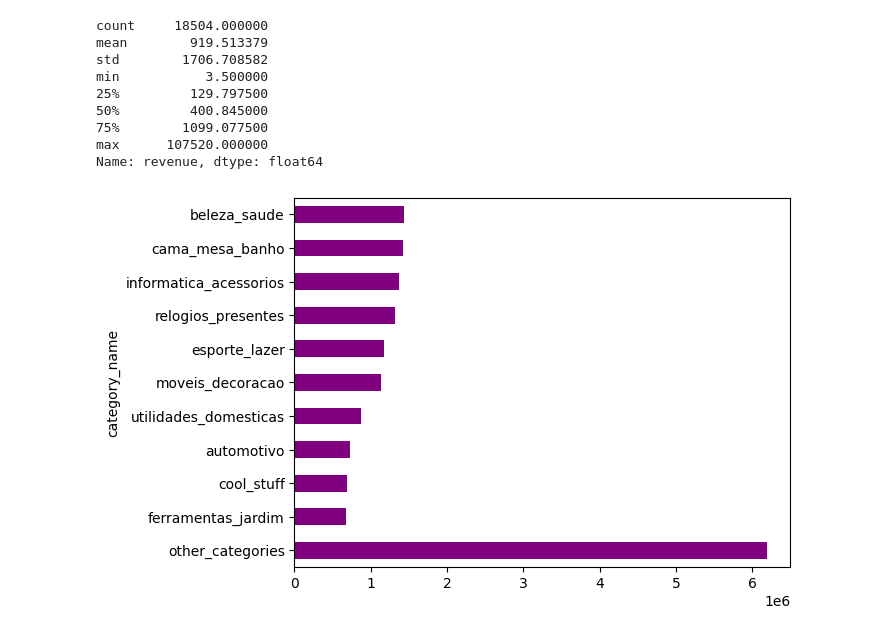
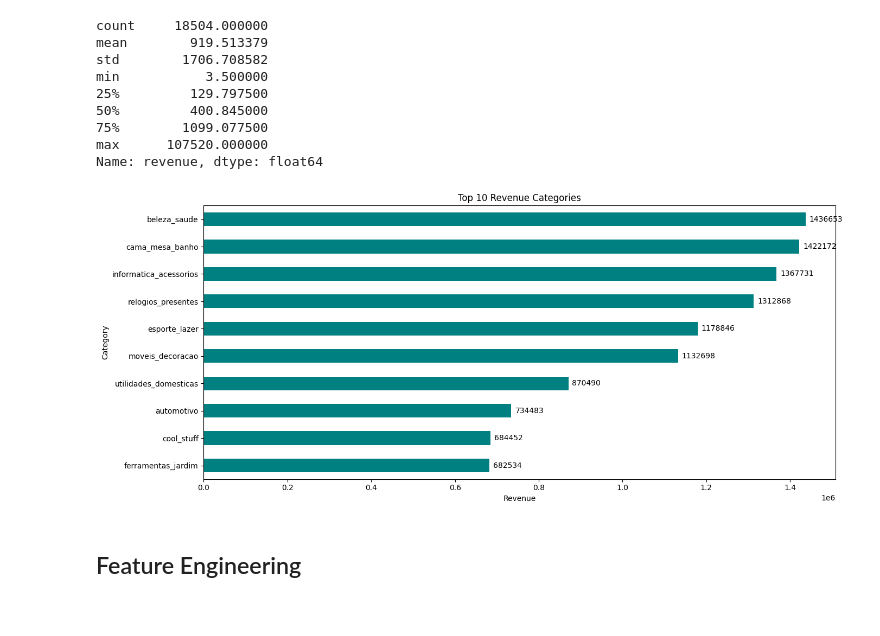
Before and after one commit to ferrettijaime-cmd/Professional_portfolio, a Jupyter notebook: Olist_Machine_Learning/Scripts Python/Machine_Learning_models2.ipynb, the cells around one changed output. Drawn from its saved outputs; the diff is of its cells as text; code cells hidden in the pictures.

```diff
--- a/Olist_Machine_Learning/Scripts Python/Machine_Learning_models2.ipynb
+++ b/Olist_Machine_Learning/Scripts Python/Machine_Learning_models2.ipynb
@@ -133,11 +133,26 @@ min           3.500000
 max      107520.000000
 Name: revenue, dtype: float64
 # %%
+import matplotlib.pyplot as plt
+
 top_10 = analysis_df.groupby('category_name')['revenue'].sum().sort_values(ascending=False).head(10)
-other = analysis_df.groupby('category_name')['revenue'].sum().sort_values(ascending=False).iloc[10:].sum()
 
-top_10["other_categories"] = other
+ax = top_10.plot(kind='barh', color='teal', figsize=(14,6))
+ax.invert_yaxis()
 
-top_10.plot(kind='barh', color='purple').invert_yaxis()
+for container in ax.containers:
+    ax.bar_label(container,
+                fmt='%.0f',
+                padding=5)
+
+plt.title("Top 10 Revenue Categories")
+plt.xlabel("Revenue")
+plt.ylabel("Category")
+
+plt.tight_layout()
+
+plt.show()
 # %% [output]
-[figure, old version]
+[figure, new version]
+# %% [markdown]
+## Feature Engineering
```
Also changed, not shown: parts of 35 cells of this notebook.
